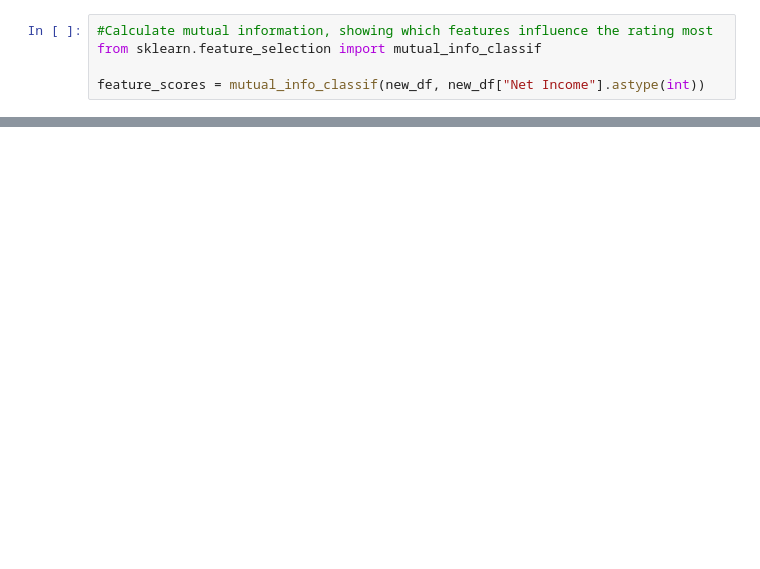
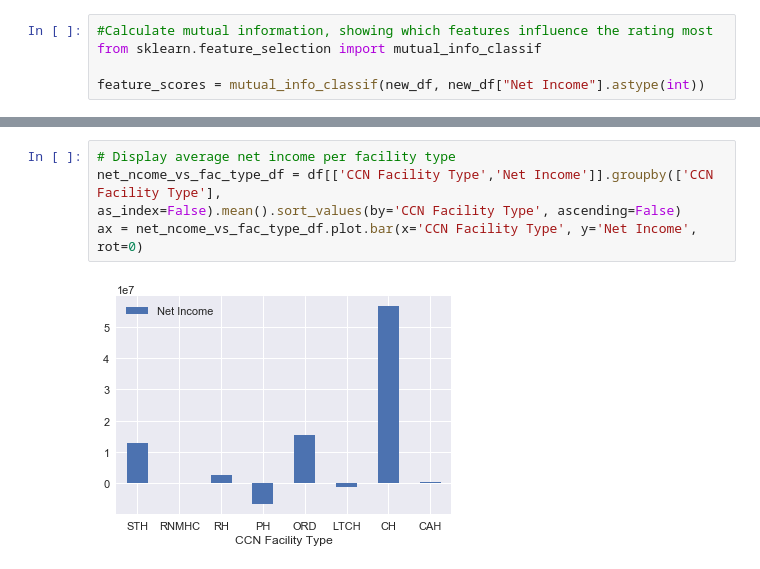
Before and after one commit to anaidpm/dizme, a Jupyter notebook: hospital_costs.ipynb, the cells around one changed output, grey strips where cells are left out. Drawn from its saved outputs; the diff is of its cells as text; blank space fills up the shorter version.

```diff
--- a/hospital_costs.ipynb
+++ b/hospital_costs.ipynb
@@ -170,0 +229,7 @@ plt.show()
+# %%
+# Display average net income per facility type
+net_ncome_vs_fac_type_df = df[['CCN Facility Type','Net Income']].groupby(['CCN Facility Type'],
+as_index=False).mean().sort_values(by='CCN Facility Type', ascending=False)
+ax = net_ncome_vs_fac_type_df.plot.bar(x='CCN Facility Type', y='Net Income', rot=0)
+# %% [output]
+[figure, added]
```
Also changed, not shown: parts of 19 cells of this notebook.
